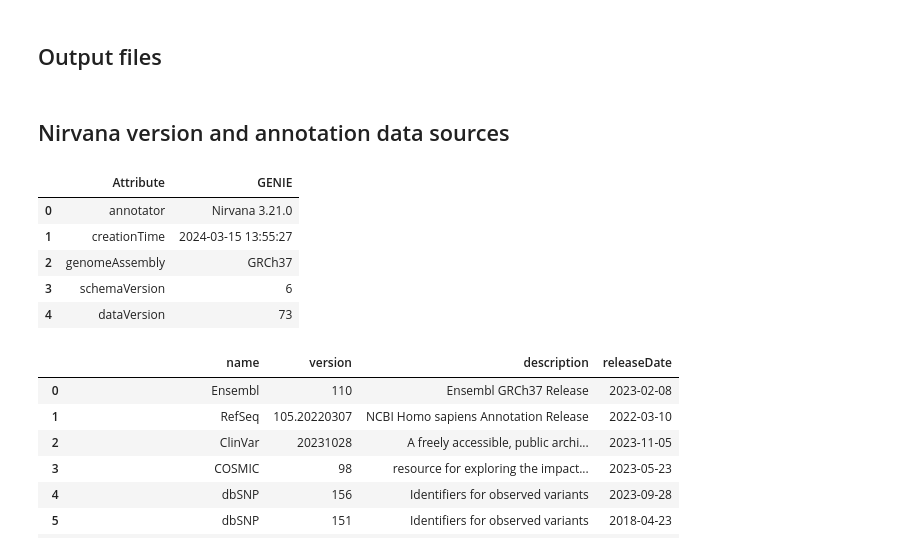
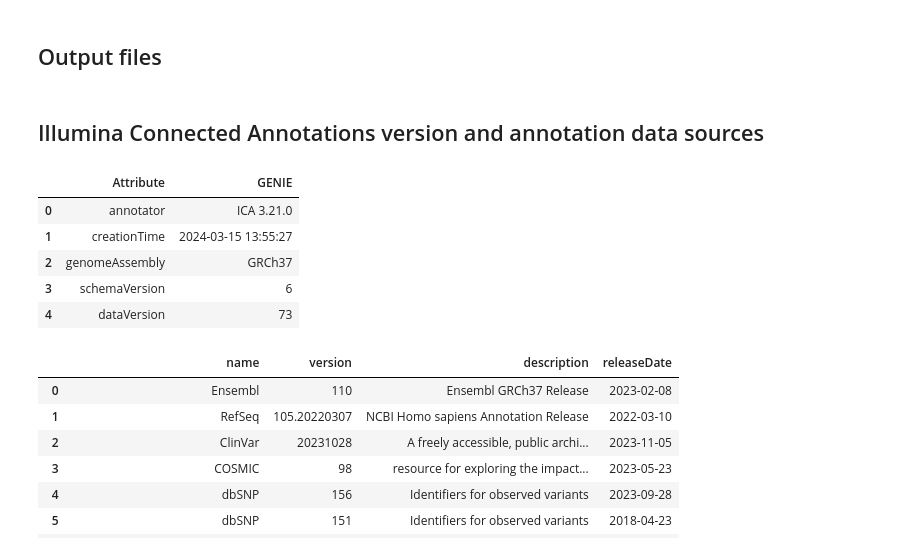
Before and after one commit to heseber/genie-parser, a Jupyter notebook: genie_create_aux_files.ipynb, the cells around one changed output. Cells and saved outputs as stored; diff of their text form; code cells hidden in the pictures.

Commit message:
Nirvana → Illumina Connected Annotations

```diff
--- a/genie_create_aux_files.ipynb
+++ b/genie_create_aux_files.ipynb
@@ -19,12 +19,12 @@ cosmic_cmc_file = os.path.join("../Data/Original", "cmc_export.tsv.gz")
 vcf_id_to_vid_file = os.path.join(genie_dir, "genie.vcf_id_to_hgvsg.tsv.gz")
 annot_file = os.path.join(genie_dir, "genie.annot.tsv.gz")
 # %% [markdown]
-## Nirvana version and annotation data sources
+## Illumina Connected Annotations version and annotation data sources
 # %%
-nip.get_header_scalars(json_file)
+icap.get_header_scalars(json_file)
 # %% [output]
 |  | Attribute | GENIE |
-| 0 | annotator | Nirvana 3.21.0 |
+| 0 | annotator | ICA 3.21.0 |
 | 1 | creationTime | 2024-03-15 13:55:27 |
 | 2 | genomeAssembly | GRCh37 |
 | 3 | schemaVersion | 6 |
```
Also changed, not shown: parts of 9 cells of this notebook, 8 other files.
